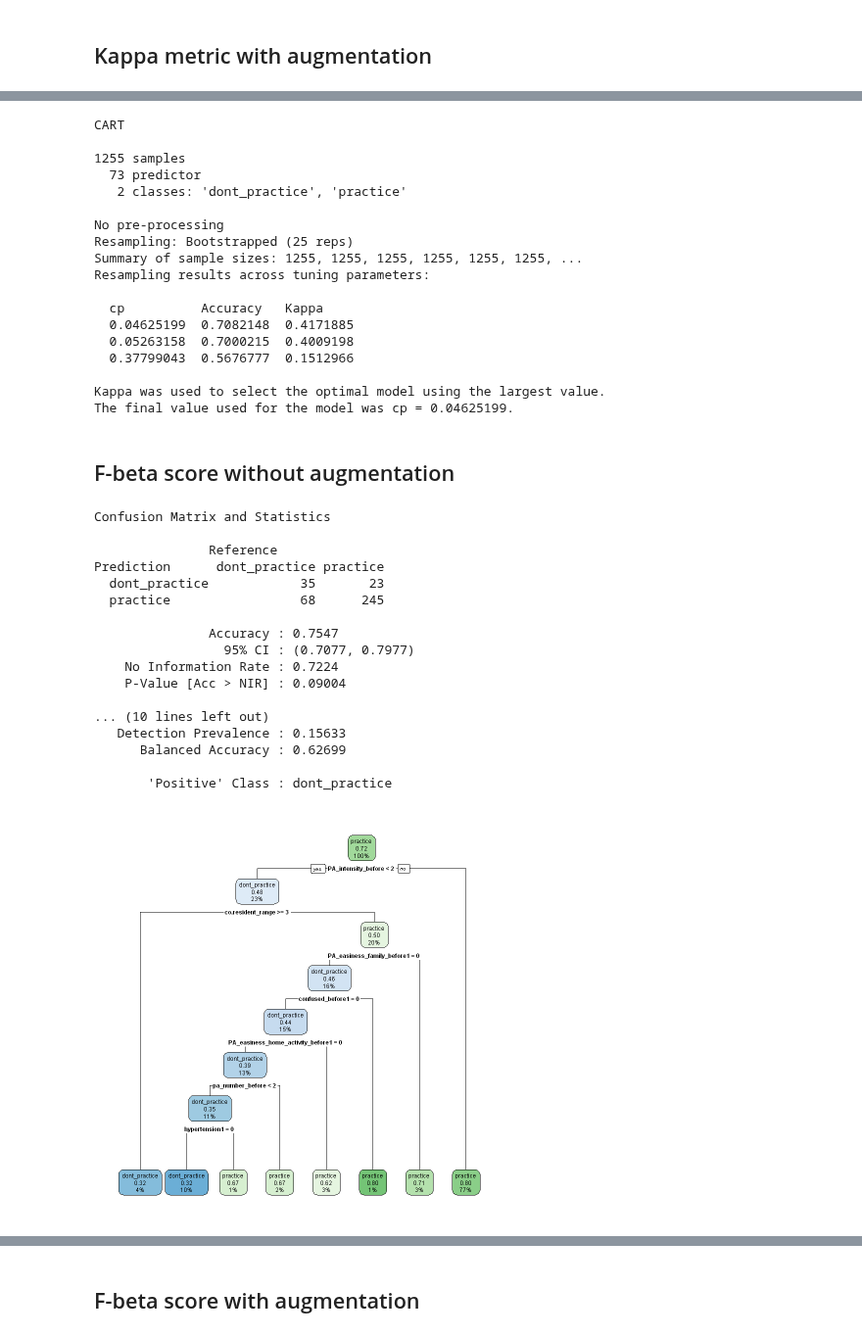
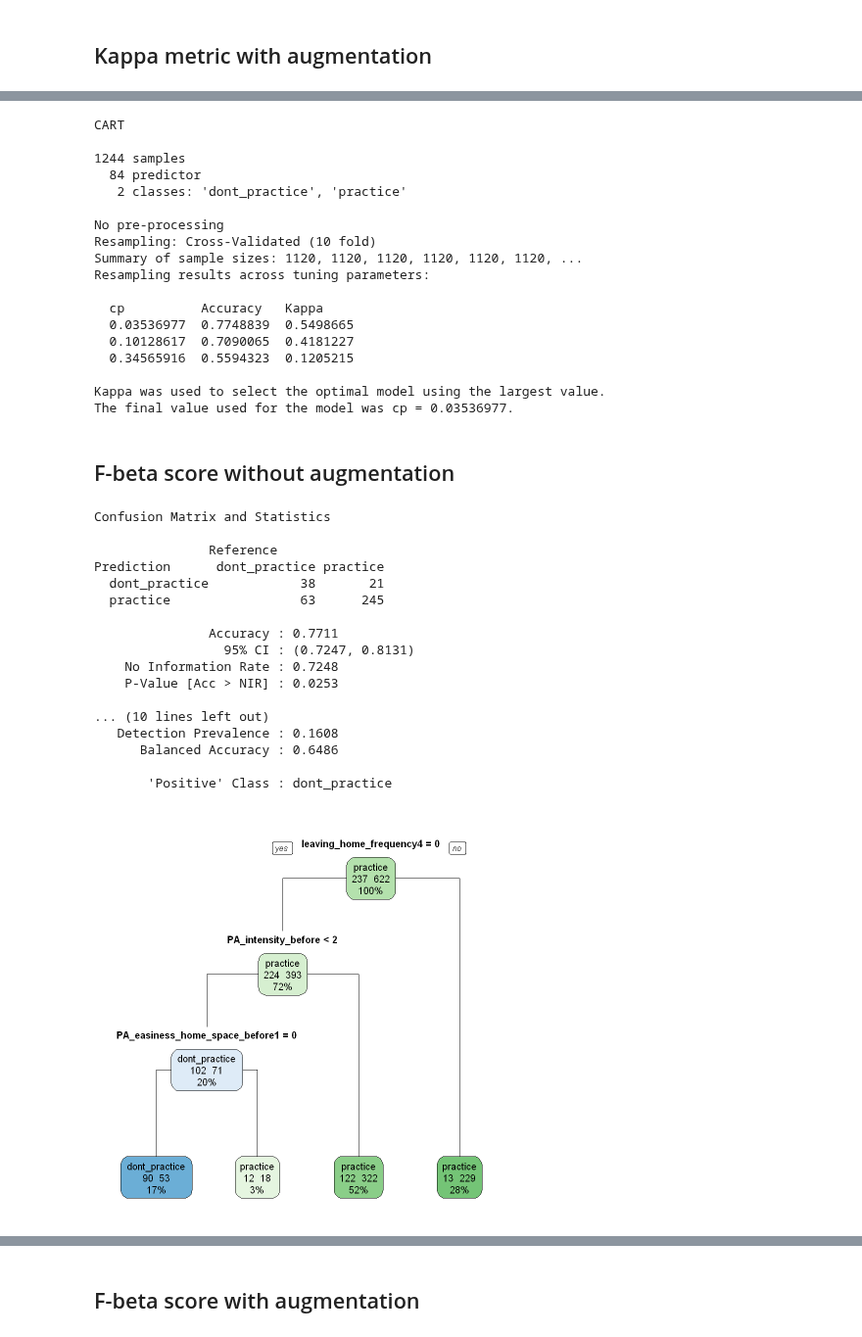
Before and after one commit to LASOS-INT/Barreiras-e-Facilitadores, a Jupyter notebook: R-notebooks/Script-main.ipynb, the cells around one changed output, grey strips where cells are left out. Shown at 98% size. Drawn from its saved outputs; the diff is of its cells as text; code cells hidden in the pictures.

```diff
--- a/R-notebooks/Script-main.ipynb
+++ b/R-notebooks/Script-main.ipynb
@@ -130,5 +115,5 @@ A data.frame: 6 × 10
 | 6 | 3 | 2 | 6 | 6 | 2 | 2 | ... |
 # %%
 lapply(before_dataset, levels)[c("DA", "DP")]
-before_dataset <- subset(before_dataset, select = -c(DA, DP, state, zone))
+before_dataset <- subset(before_dataset, select = columns[!columns %in% c('DA', 'DP', 'state', 'zone')])
 # %% [output]
@@ -428,22 +413,22 @@ print(model$result)
 # %% [output]
 CART
 
-1255 samples
-  73 predictor
+1244 samples
+  84 predictor
    2 classes: 'dont_practice', 'practice'
 
 No pre-processing
-Resampling: Bootstrapped (25 reps)
-Summary of sample sizes: 1255, 1255, 1255, 1255, 1255, 1255, ...
+Resampling: Cross-Validated (10 fold)
+Summary of sample sizes: 1120, 1120, 1120, 1120, 1120, 1120, ...
 Resampling results across tuning parameters:
 
   cp          Accuracy   Kappa
-  0.04625199  0.7082148  0.4171885
-  0.05263158  0.7000215  0.4009198
-  0.37799043  0.5676777  0.1512966
+  0.03536977  0.7748839  0.5498665
+  0.10128617  0.7090065  0.4181227
+  0.34565916  0.5594323  0.1205215
 
 Kappa was used to select the optimal model using the largest value.
-The final value used for the model was cp = 0.04625199.
+The final value used for the model was cp = 0.03536977.
 # %% [markdown]
 ## F-beta score without augmentation
 # %%
@@ -454,33 +439,33 @@ fbeta <- function (data, lev=NULL, model = NULL){
 # %%
 model <- fit_model(
     model_method="rpart",
     model_metric="FB",
-    trControl_func = trainControl(method = "boot", summaryFunction=fbeta, classProbs = TRUE),
+    trControl_func = trainControl(method = "cv", summaryFunction=fbeta, classProbs = TRUE),
     train_data = treino,
     test_data=teste,
     yname="PA_practice_during"
 )
 print(model$matrix)
-rpart.plot(model$result$finalModel)
+rpart.plot(model$result$finalModel, type=1, extra=101)
 # %% [output]
 Confusion Matrix and Statistics
 
                Reference
 Prediction      dont_practice practice
-  dont_practice            35       23
-  practice                 68      245
+  dont_practice            38       21
+  practice                 63      245
 
-               Accuracy : 0.7547
-                 95% CI : (0.7077, 0.7977)
-    No Information Rate : 0.7224
-    P-Value [Acc > NIR] : 0.09004
+               Accuracy : 0.7711
+                 95% CI : (0.7247, 0.8131)
+    No Information Rate : 0.7248
+    P-Value [Acc > NIR] : 0.0253
 
 ... (10 lines left out)
-   Detection Prevalence : 0.15633
-      Balanced Accuracy : 0.62699
+   Detection Prevalence : 0.1608
+      Balanced Accuracy : 0.6486
 
        'Positive' Class : dont_practice
-[figure, old version]
+[figure, new version]
 # %%
 gini = varImp(model$result$finalModel)
 #gini[order(gini)]
```
Also changed, not shown: parts of 30 cells of this notebook, 1 other file.
